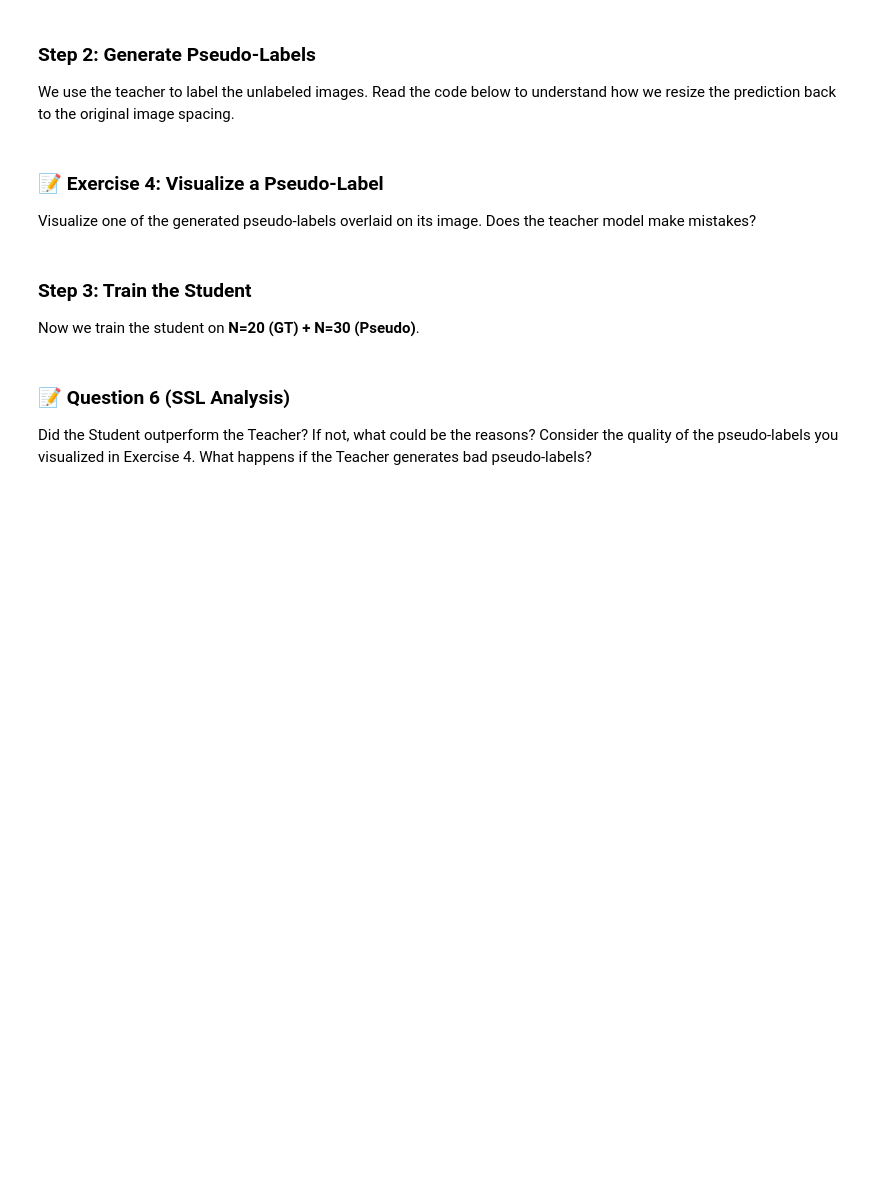
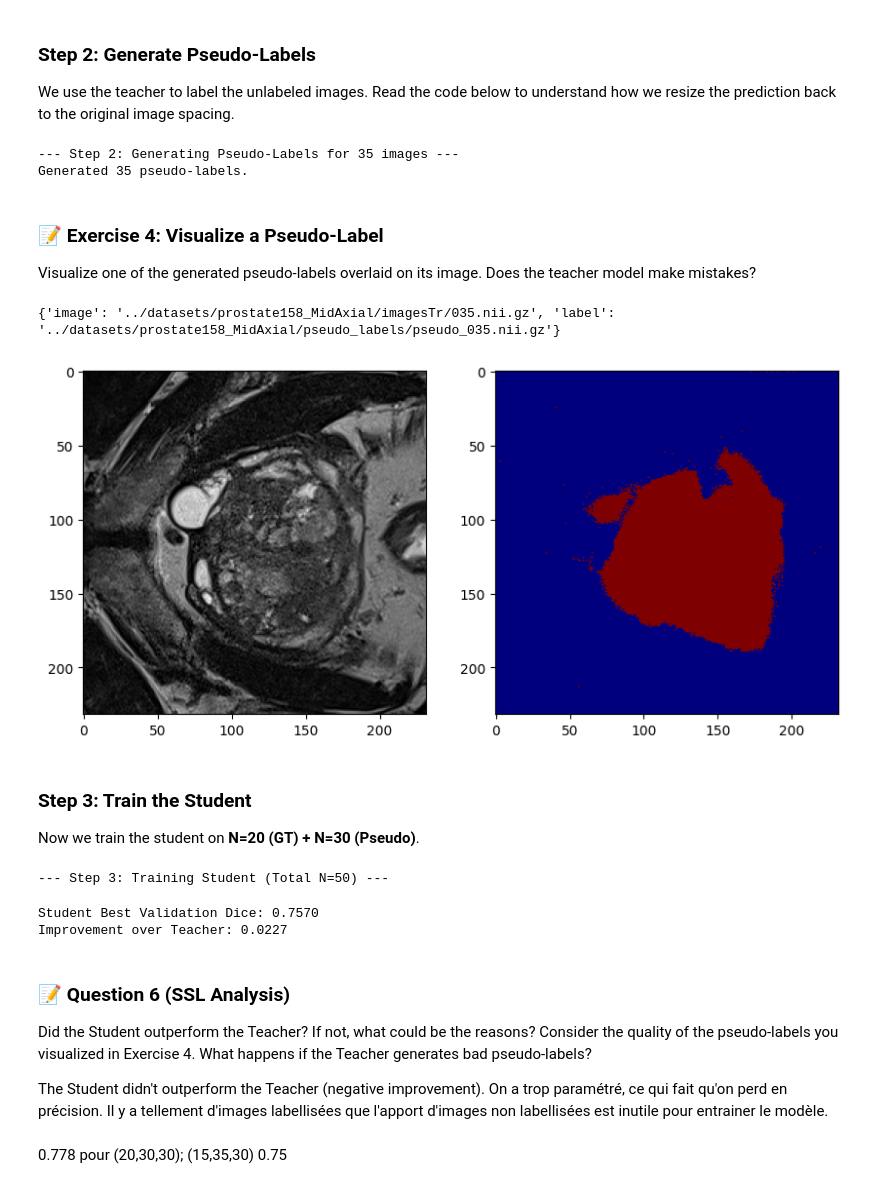
Before and after one commit to aureliamarchand/data-platform, a Jupyter notebook: notebooks/04_frugalAI_student.ipynb, the cells around one changed output. Saved outputs shown, nothing was run; the diff lists cells and outputs as text; code cells hidden in the pictures; blank space fills up the shorter version.

```diff
--- a/notebooks/04_frugalAI_student.ipynb
+++ b/notebooks/04_frugalAI_student.ipynb
@@ -457,8 +468,8 @@ from monai.transforms import Resize
 import nibabel as nib
 import shutil
 
-n_labeled = 20       # Reduced to 20 for this lab exercise
-n_unlabeled = 30     # Use 30 unlabeled images
+n_labeled = 15       # Reduced to 20 for this lab exercise
+n_unlabeled = 35     # Use 30 unlabeled images
 ssl_epochs = 30
 
 print(f"Configuration: {n_labeled} Labeled, {n_unlabeled} Unlabeled, {ssl_epochs} Epochs")
@@ -522,14 +542,30 @@ with torch.no_grad():
         pseudo_labeled_data.append({"image": item["image"], "label": pseudo_path})
 
 print(f"Generated {len(pseudo_labeled_data)} pseudo-labels.")
+# %% [output]
+--- Step 2: Generating Pseudo-Labels for 35 images ---
+Generated 35 pseudo-labels.
 # %% [markdown]
 ### 📝 Exercise 4: Visualize a Pseudo-Label
 Visualize one of the generated pseudo-labels overlaid on its image.
 Does the teacher model make mistakes?
 # %%
 # TODO: Visualize the first element of 'pseudo_labeled_data'
+first=pseudo_labeled_data[0]
+print(first)
 # Load image and pseudo-label using nib.load()
+img2_data=nib.load(first['image']).get_fdata()
+label2_data=nib.load(first['label']).get_fdata()
 # Display them
+plt.figure(figsize=(10, 5))
+plt.subplot(1, 2, 1)
+plt.imshow(img2_data, cmap="gray")
+plt.subplot(1, 2, 2)
+plt.imshow(label2_data, cmap="jet")
+plt.show()
+# %% [output]
+{'image': '../datasets/prostate158_MidAxial/imagesTr/035.nii.gz', 'label': '../datasets/prostate158_MidAxial/pseudo_labels/pseudo_035.nii.gz'}
+[figure, added]
 # %% [markdown]
 ### Step 3: Train the Student
 Now we train the student on **N=20 (GT) + N=30 (Pseudo)**.
@@ -543,7 +579,8 @@ combined_data = train_pool[:n_labeled] + pseudo_labeled_data
 student_ds = CacheDataset(data=combined_data, transform=get_transforms(augment=True), cache_rate=1.0, num_workers=2)
 # TODO: Create the dataloaders
 student_loader = DataLoader(student_ds, batch_size=4, shuffle=True, num_workers=2)
-
+loss_fn = DiceCELoss(sigmoid=True, to_onehot_y=False)
+dice_metric = DiceMetric(include_background=True, reduction="mean")
 # Validation components reusable
 val_ds = CacheDataset(data=val_files, transform=get_transforms(augment=False), cache_rate=1.0, num_workers=2)
 val_loader = DataLoader(val_ds, batch_size=1, shuffle=False)
@@ -560,8 +597,17 @@ optimizer = torch.optim.Adam(student_model.parameters(), lr=1e-3)
 
 print(f"Student Best Validation Dice: {student_best_dice:.4f}")
 print(f"Improvement over Teacher: {student_best_dice - teacher_best_dice:.4f}")
+# %% [output]
+--- Step 3: Training Student (Total N=50) ---
+Student Best Validation Dice: 0.7570
+Improvement over Teacher: 0.0227
 # %% [markdown]
 ### 📝 Question 6 (SSL Analysis)
 Did the Student outperform the Teacher? If not, what could be the reasons?
 Consider the quality of the pseudo-labels you visualized in Exercise 4.
 What happens if the Teacher generates bad pseudo-labels?
+
+The Student didn't outperform the Teacher (negative improvement). On a trop paramétré, ce qui fait qu'on perd en précision. Il y a tellement d'images labellisées que l'apport d'images non labellisées est inutile pour entrainer le modèle.
+# %% [markdown]
+0.778 pour (20,30,30);
+(15,35,30) 0.75
```
Also changed, not shown: parts of 7 cells of this notebook.
